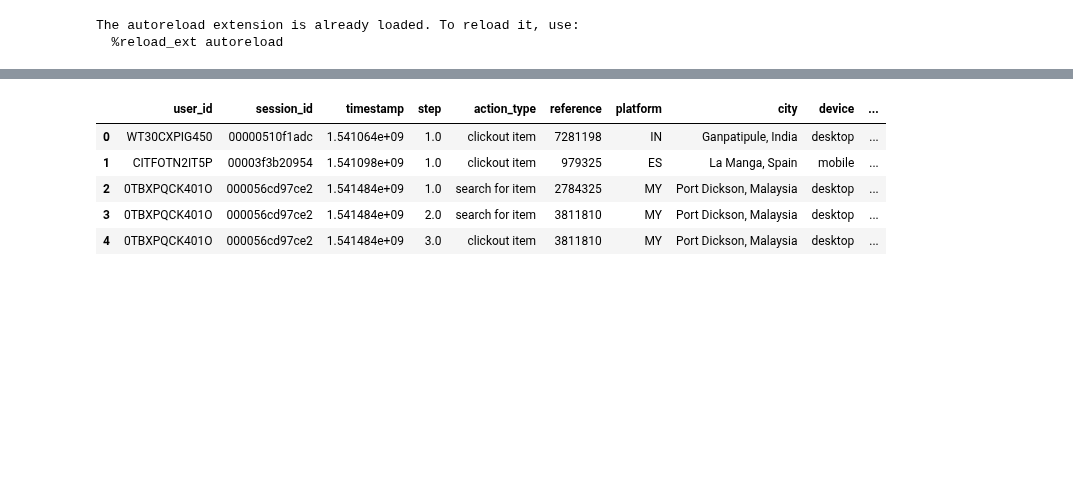
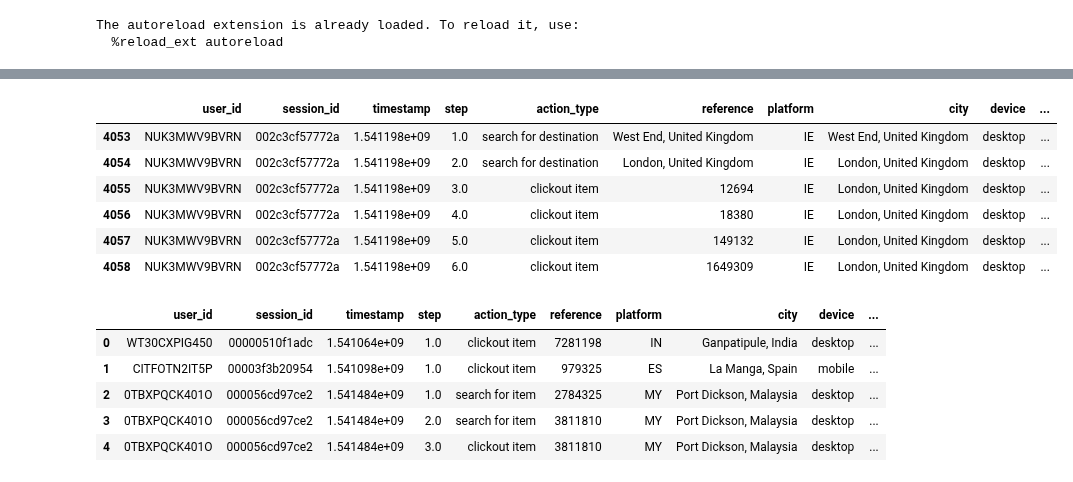
Before and after one commit to samshipengs/naps, a Jupyter notebook: playground.ipynb, the cells around one changed output, grey strips where cells are left out. Saved outputs shown, nothing was run; the diff lists cells and outputs as text; code cells hidden in the pictures; blank space fills up the shorter version.

```diff
--- a/playground.ipynb
+++ b/playground.ipynb
@@ -12,3 +114,15 @@ train_basic = pd.read_parquet('./gbm_cache/basic_preprocessed_train_None.snappy'
+# %%
+search_d_sids = train_basic.iloc[:10000].groupby('session_id').apply(lambda df: (df.action_type == 'search for destination').sum()!=0)
+# %%
+train_basic[train_basic.session_id==np.random.choice(search_d_sids[search_d_sids].index, 1)[0]]
+# %% [output]
+|  | user_id | session_id | timestamp | step | action_type | reference | platform | city | device | ... |
+| 4053 | NUK3MWV9BVRN | 002c3cf57772a | 1.541198e+09 | 1.0 | search for destination | West End, United Kingdom | IE | West End, United Kingdom | desktop | ... |
+| 4054 | NUK3MWV9BVRN | 002c3cf57772a | 1.541198e+09 | 2.0 | search for destination | London, United Kingdom | IE | London, United Kingdom | desktop | ... |
+| 4055 | NUK3MWV9BVRN | 002c3cf57772a | 1.541198e+09 | 3.0 | clickout item | 12694 | IE | London, United Kingdom | desktop | ... |
+| 4056 | NUK3MWV9BVRN | 002c3cf57772a | 1.541198e+09 | 4.0 | clickout item | 18380 | IE | London, United Kingdom | desktop | ... |
+| 4057 | NUK3MWV9BVRN | 002c3cf57772a | 1.541198e+09 | 5.0 | clickout item | 149132 | IE | London, United Kingdom | desktop | ... |
+| 4058 | NUK3MWV9BVRN | 002c3cf57772a | 1.541198e+09 | 6.0 | clickout item | 1649309 | IE | London, United Kingdom | desktop | ... |
 # %%
 train_basic.head()
 # %% [output]
```
Also changed, not shown: parts of 15 cells of this notebook, 2 other files.
